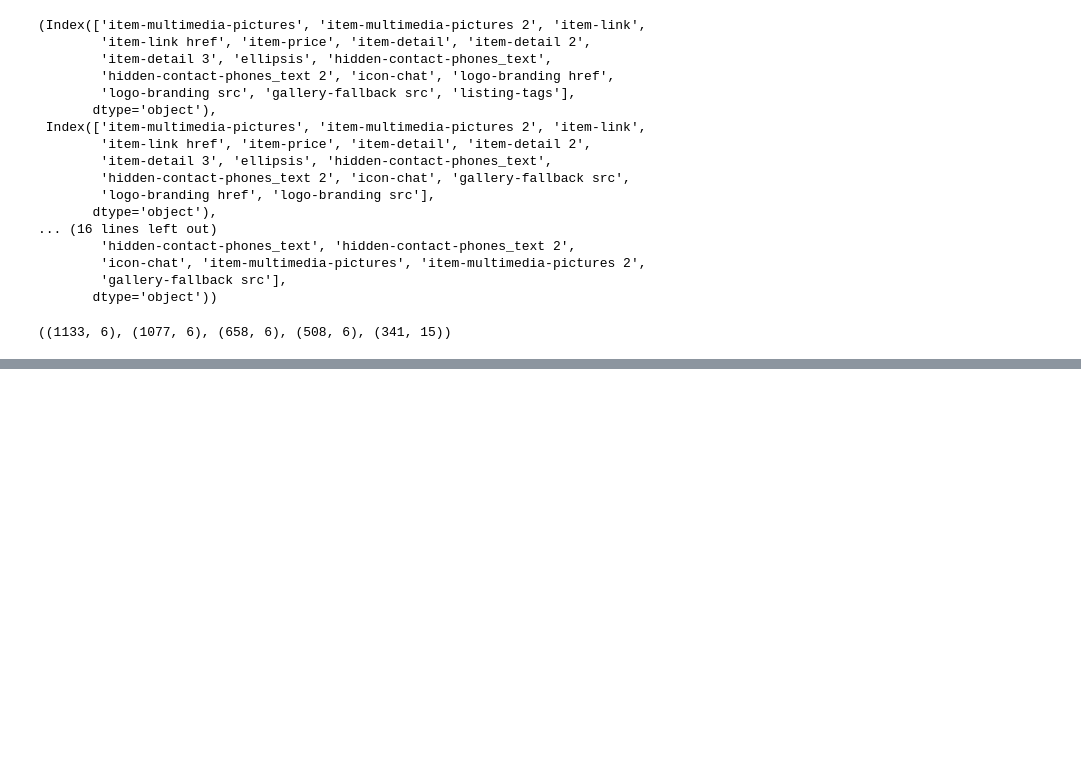
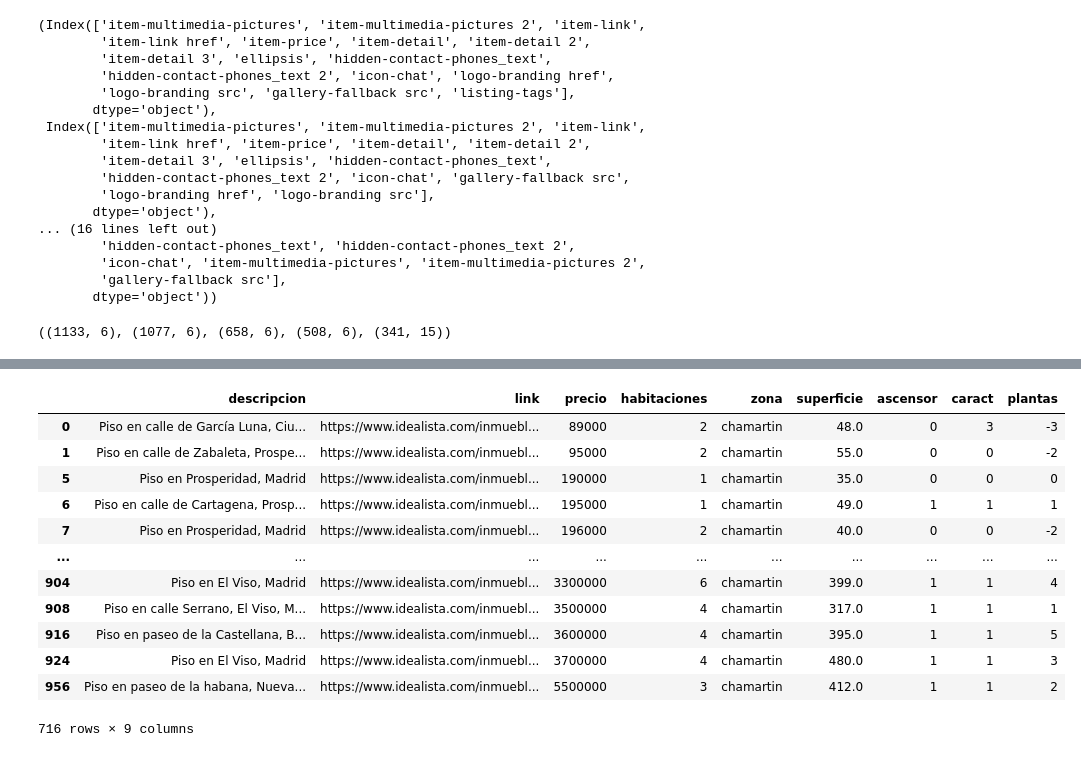
Before and after one commit to Gbau11/Analisis-de-la-vivienda-Idealista, a Jupyter notebook: jupyter/venta_madrid centro/Joins_distritos.ipynb, the cells around one changed output, grey strips where cells are left out. Saved outputs shown, nothing was run; the diff lists cells and outputs as text; code cells hidden in the pictures; blank space fills up the shorter version.

```diff
--- a/jupyter/venta_madrid centro/Joins_distritos.ipynb
+++ b/jupyter/venta_madrid centro/Joins_distritos.ipynb
@@ -285,0 +338,16 @@ chamartin.isna().sum()
+# %%
+chamartin[chamartin['descripcion'].str.contains('piso', case=False)]
+# %% [output]
+|  | descripcion | link | precio | habitaciones | zona | superficie | ascensor | caract | plantas |
+| 0 | Piso en calle de García Luna, Ciu... | https://www.idealista.com/inmuebl... | 89000 | 2 | chamartin | 48.0 | 0 | 3 | -3 |
+| 1 | Piso en calle de Zabaleta, Prospe... | https://www.idealista.com/inmuebl... | 95000 | 2 | chamartin | 55.0 | 0 | 0 | -2 |
+| 5 | Piso en Prosperidad, Madrid | https://www.idealista.com/inmuebl... | 190000 | 1 | chamartin | 35.0 | 0 | 0 | 0 |
+| 6 | Piso en calle de Cartagena, Prosp... | https://www.idealista.com/inmuebl... | 195000 | 1 | chamartin | 49.0 | 1 | 1 | 1 |
+| 7 | Piso en Prosperidad, Madrid | https://www.idealista.com/inmuebl... | 196000 | 2 | chamartin | 40.0 | 0 | 0 | -2 |
+| ... | ... | ... | ... | ... | ... | ... | ... | ... | ... |
+| 904 | Piso en El Viso, Madrid | https://www.idealista.com/inmuebl... | 3300000 | 6 | chamartin | 399.0 | 1 | 1 | 4 |
+| 908 | Piso en calle Serrano, El Viso, M... | https://www.idealista.com/inmuebl... | 3500000 | 4 | chamartin | 317.0 | 1 | 1 | 1 |
+| 916 | Piso en paseo de la Castellana, B... | https://www.idealista.com/inmuebl... | 3600000 | 4 | chamartin | 395.0 | 1 | 1 | 5 |
+| 924 | Piso en El Viso, Madrid | https://www.idealista.com/inmuebl... | 3700000 | 4 | chamartin | 480.0 | 1 | 1 | 3 |
+| 956 | Piso en paseo de la habana, Nueva... | https://www.idealista.com/inmuebl... | 5500000 | 3 | chamartin | 412.0 | 1 | 1 | 2 |
+716 rows × 9 columns
```
Also changed, not shown: parts of 27 cells of this notebook.
